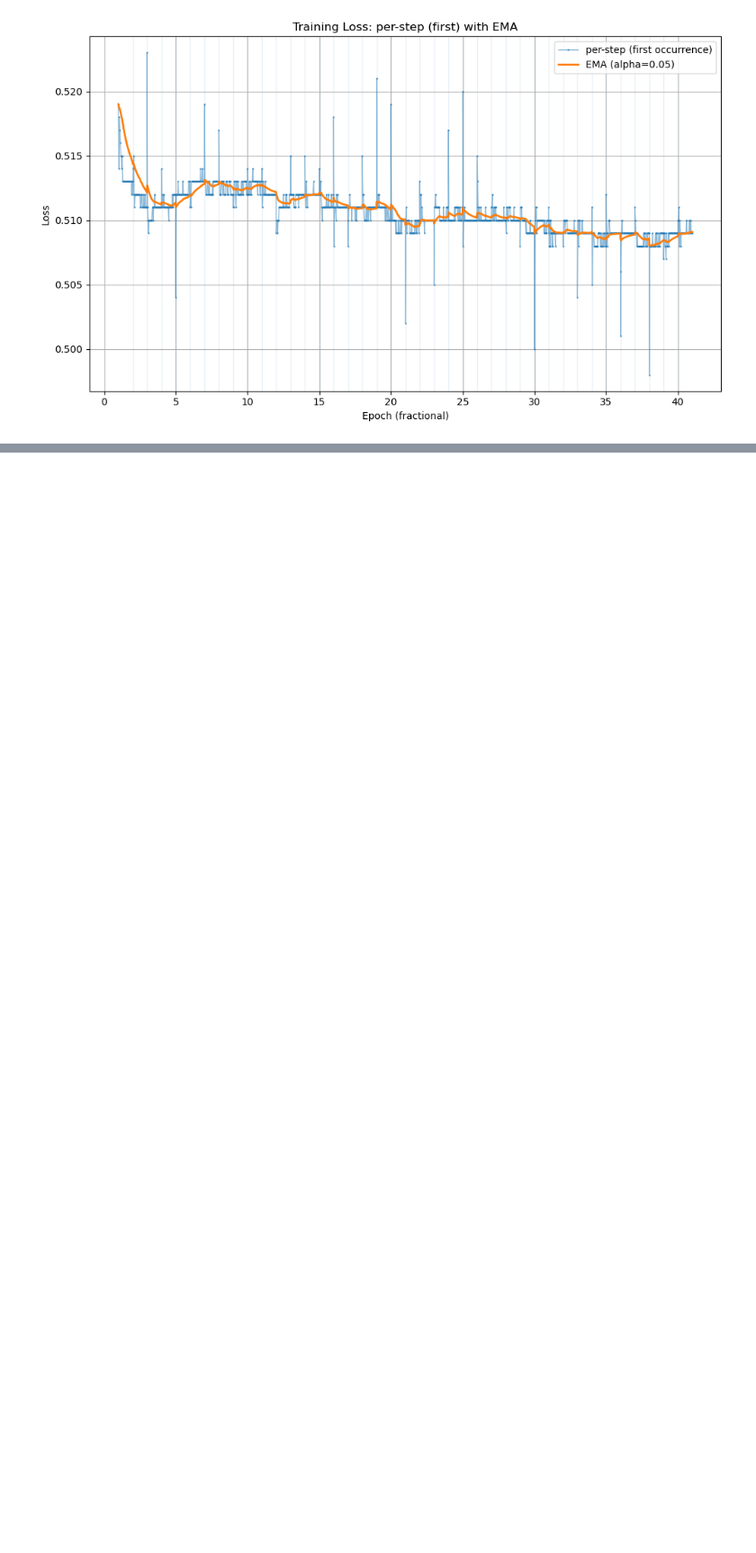
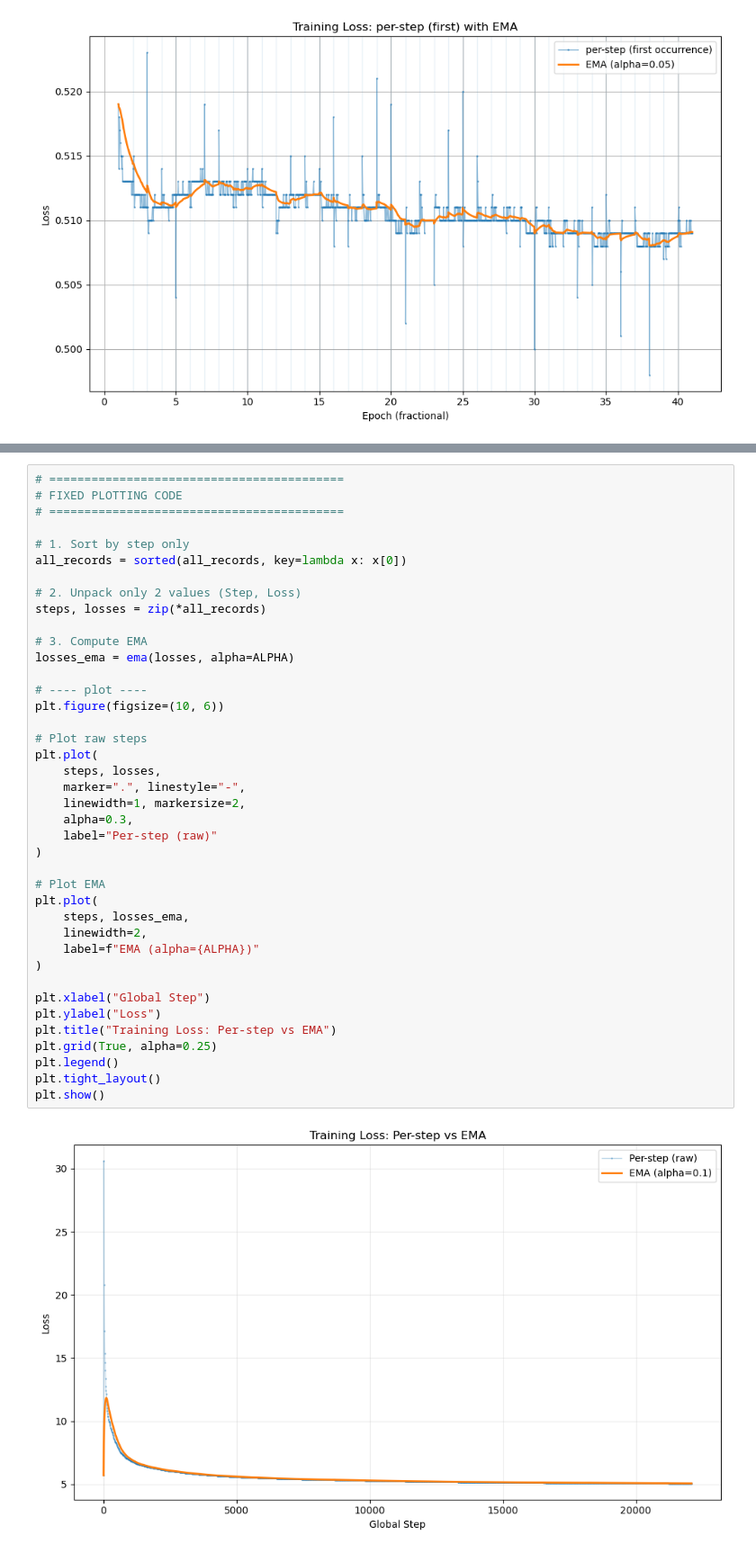
Before and after one commit to alif-munim/EchoJEPA, a Jupyter notebook: plot.ipynb, the cells around one changed output, grey strips where cells are left out. Shown at 90% size. Drawn from its saved outputs; the diff is of its cells as text; blank space fills up the shorter version.

```diff
--- a/plot.ipynb
+++ b/plot.ipynb
@@ -953,0 +1018,42 @@ plt.show()
+# %%
+# ==========================================
+# FIXED PLOTTING CODE
+# ==========================================
+
+# 1. Sort by step only
+all_records = sorted(all_records, key=lambda x: x[0])
+
+# 2. Unpack only 2 values (Step, Loss)
+steps, losses = zip(*all_records)
+
+# 3. Compute EMA
+losses_ema = ema(losses, alpha=ALPHA)
+
+# ---- plot ----
+plt.figure(figsize=(10, 6))
+
+# Plot raw steps
+plt.plot(
+    steps, losses,
+    marker=".", linestyle="-",
+    linewidth=1, markersize=2,
+    alpha=0.3,
+    label="Per-step (raw)"
+)
+
+# Plot EMA
+plt.plot(
+    steps, losses_ema,
+    linewidth=2,
+    label=f"EMA (alpha={ALPHA})"
+)
+
+plt.xlabel("Global Step")
+plt.ylabel("Loss")
+plt.title("Training Loss: Per-step vs EMA")
+plt.grid(True, alpha=0.25)
+plt.legend()
+plt.tight_layout()
+plt.show()
+# %% [output]
+[figure, added]
```
Also changed, not shown: parts of 22 cells of this notebook, 6 other files.
